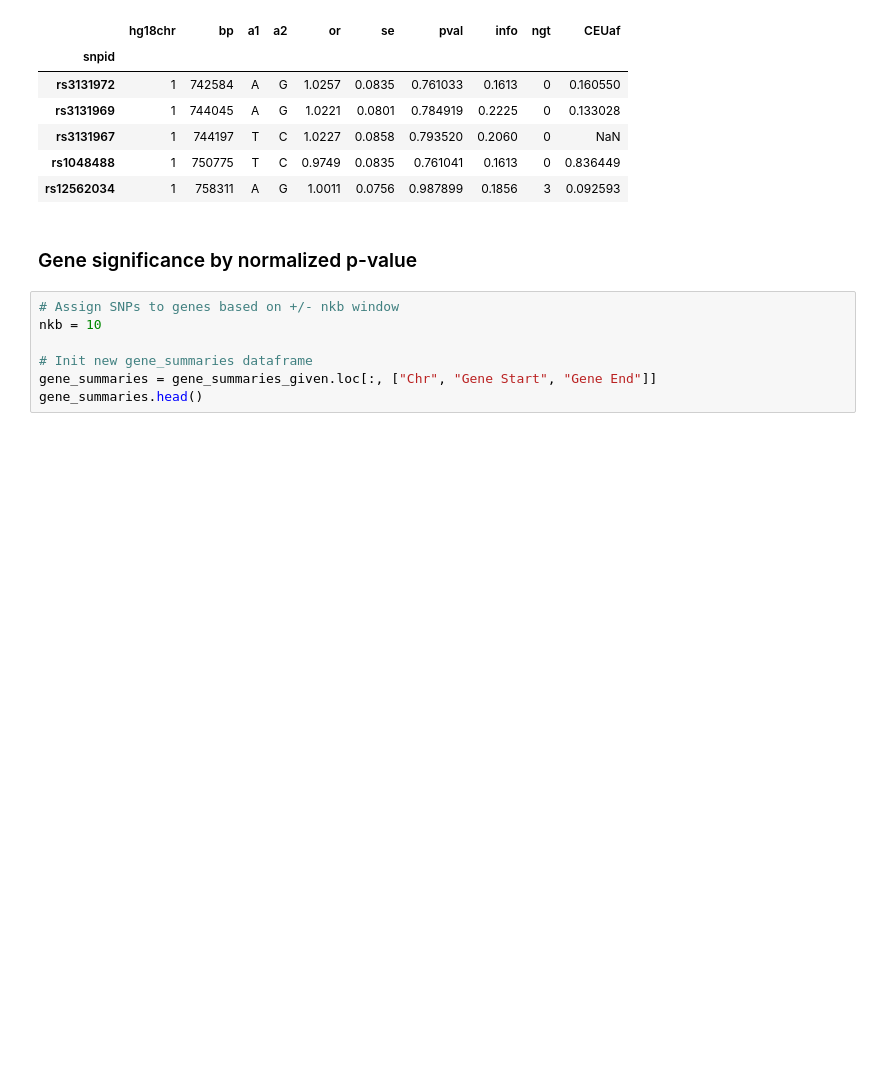
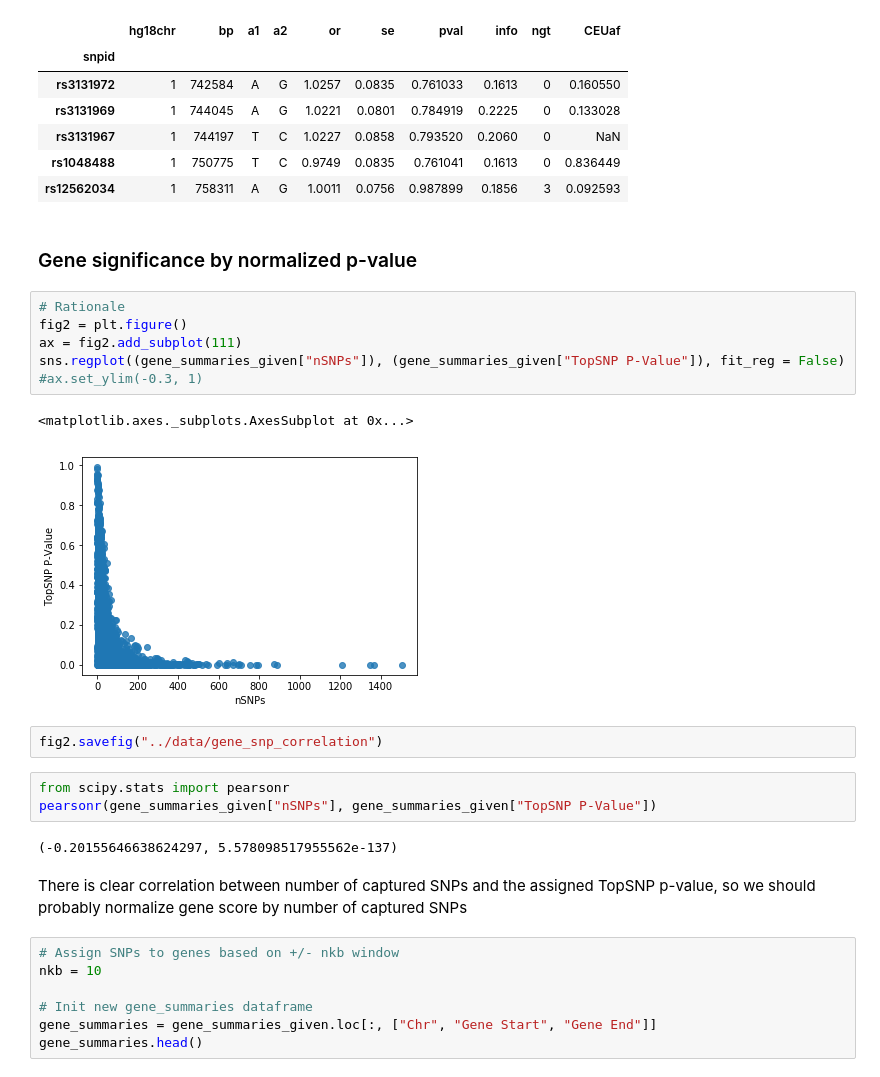
Before and after one commit to kkchau/NetGWAS, a Jupyter notebook: work/NetworkGWAS.ipynb, the cells around one changed output. Drawn from its saved outputs; the diff is of its cells as text; blank space fills up the shorter version.

```diff
--- a/work/NetworkGWAS.ipynb
+++ b/work/NetworkGWAS.ipynb
@@ -65,6 +98,24 @@ snp_summaries.head()
 | rs12562034 | 1 | 758311 | A | G | 1.0011 | 0.0756 | 0.987899 | 0.1856 | 3 | 0.092593 |
 # %% [markdown]
 ### Gene significance by normalized p-value
+# %%
+# Rationale
+fig2 = plt.figure()
+ax = fig2.add_subplot(111)
+sns.regplot((gene_summaries_given["nSNPs"]), (gene_summaries_given["TopSNP P-Value"]), fit_reg = False)
+#ax.set_ylim(-0.3, 1)
+# %% [output]
+<matplotlib.axes._subplots.AxesSubplot at 0x...>
+[figure, added]
+# %%
+fig2.savefig("../data/gene_snp_correlation")
+# %%
+from scipy.stats import pearsonr
+pearsonr(gene_summaries_given["nSNPs"], gene_summaries_given["TopSNP P-Value"])
+# %% [output]
+(-0.20155646638624297, 5.578098517955562e-137)
+# %% [markdown]
+There is clear correlation between number of captured SNPs and the assigned TopSNP p-value, so we should probably normalize gene score by number of captured SNPs
 # %%
 # Assign SNPs to genes based on +/- nkb window
 nkb = 10
```
Also changed, not shown: parts of 33 cells of this notebook, 5 other files.
